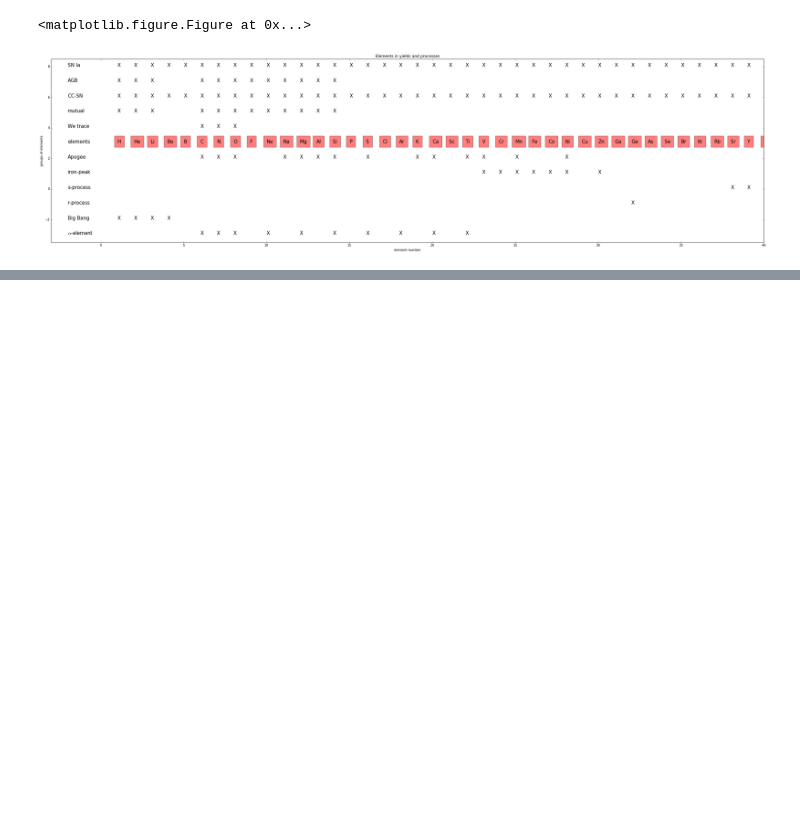
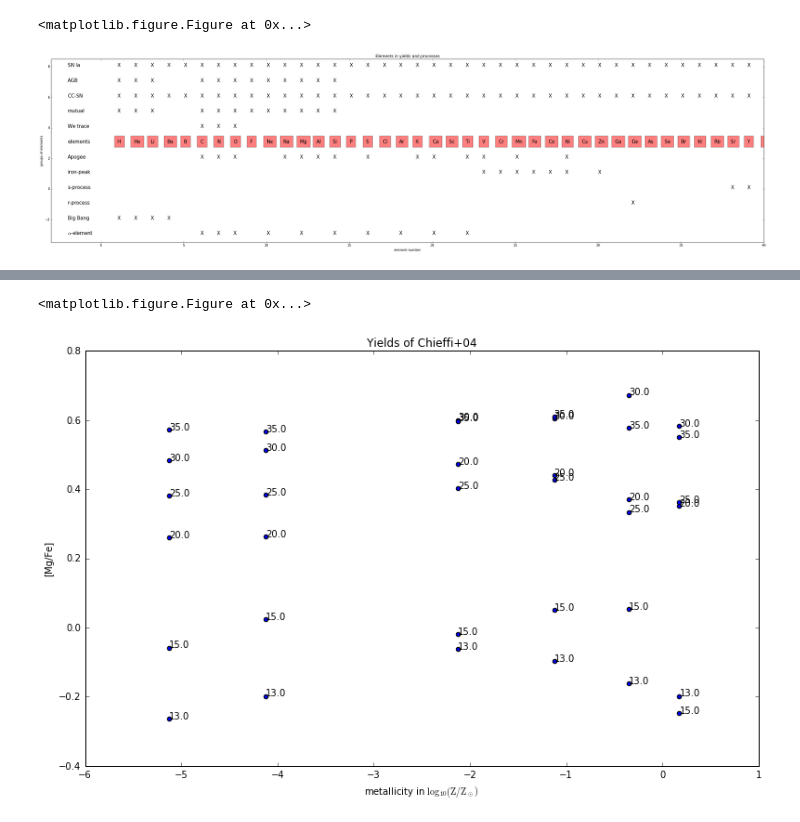
Before and after one commit to jan-rybizki/Chempy, a Jupyter notebook: Tutorial-nucleosynthetic yields.ipynb, the cells around one changed output, grey strips where cells are left out. Cells and saved outputs as stored; diff of their text form; code cells hidden in the pictures; blank space fills up the shorter version.

```diff
--- a/Tutorial-nucleosynthetic yields.ipynb
+++ b/Tutorial-nucleosynthetic yields.ipynb
@@ -159,0 +170,8 @@ elements_plot('alternative', basic_agb.elements,basic_sn2.elements,basic_1a.elem
+# %%
+basic_sn2 = SN2_feedback()
+getattr(basic_sn2, "chieffi04")()
+yield_plot('Chieffi+04', basic_sn2, basic_solar, 'Mg')
+# Ths effect is even stronger for the Chieffi04 yields
+# %% [output]
+<matplotlib.figure.Figure at 0x...>
+[figure, added]
```
Also changed, not shown: parts of 10 cells of this notebook, 1 other file.
